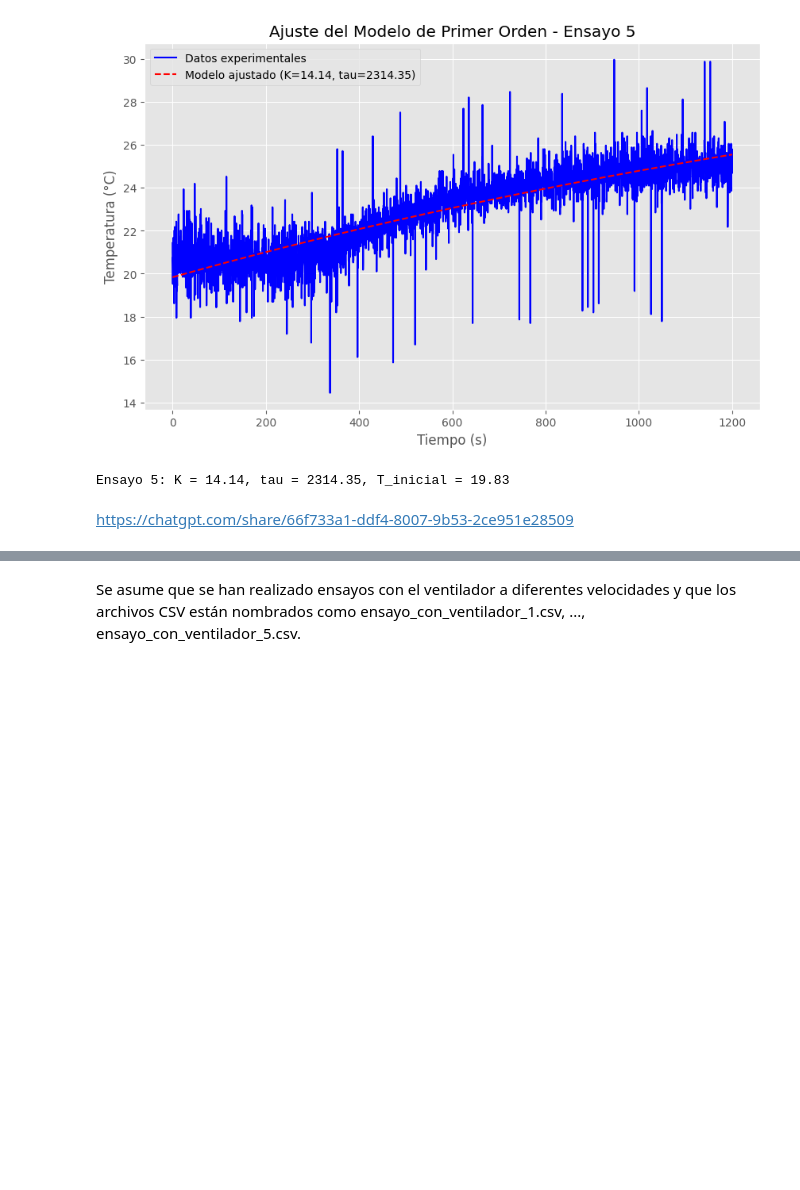
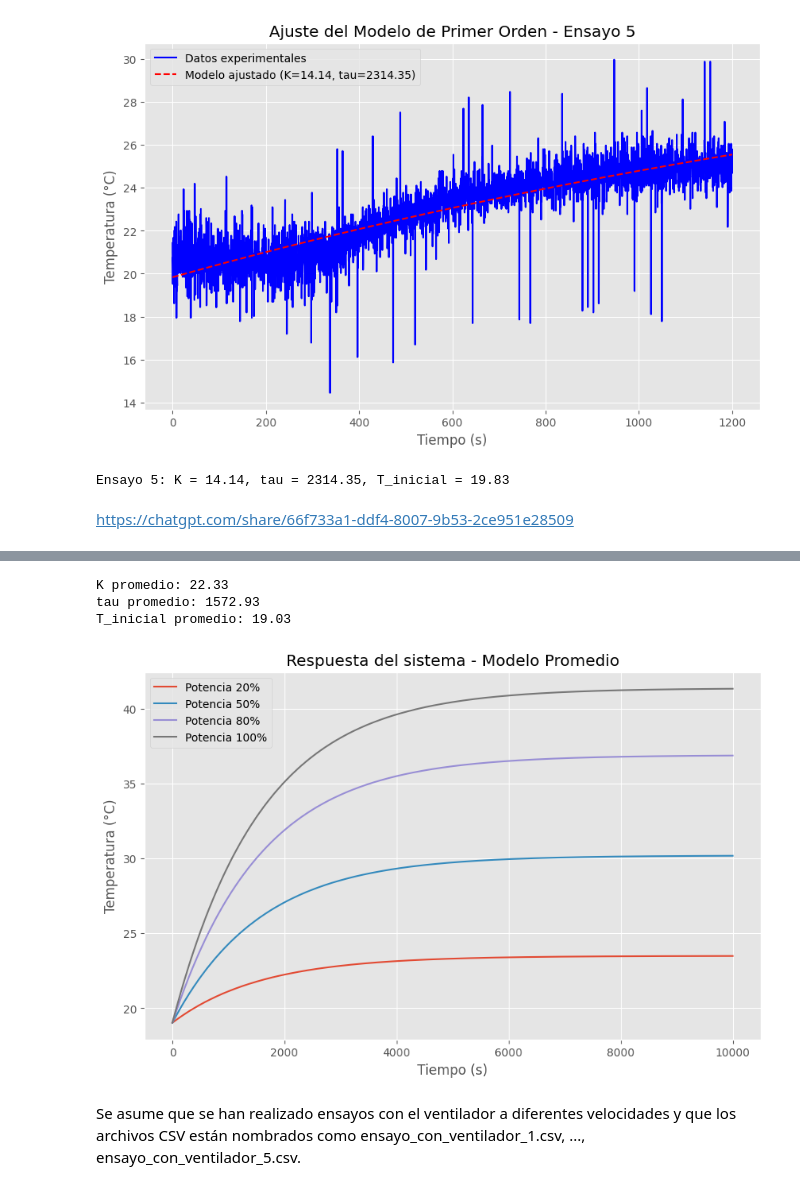
Before and after one commit to MaximilianoAntonio/incubator-prototype, a Jupyter notebook: Incbadora ino/vizualizador csv.ipynb, the cells around one changed output, grey strips where cells are left out. Saved outputs shown, nothing was run; the diff lists cells and outputs as text; code cells hidden in the pictures; blank space fills up the shorter version.

```diff
--- a/Incbadora ino/vizualizador csv.ipynb
+++ b/Incbadora ino/vizualizador csv.ipynb
@@ -105,3 +150,50 @@ https://chatgpt.com/share/66f733a1-ddf4-8007-9b53-2ce951e28509
+# %%
+import numpy as np
+import matplotlib.pyplot as plt
+
+# Definir la función de respuesta de primer orden
+def modelo_primer_orden(t, K, tau, T_inicial, P):
+    return T_inicial + K * P * (1 - np.exp(-t / tau))
+
+# Valores obtenidos de los ensayos para calcular el promedio
+K_values = [22.17, 31.79, 30.41, 13.14, 14.14]
+tau_values = [747.58, 2072.48, 1830.63, 899.60, 2314.35]
+T_inicial_values = [17.17, 19.87, 19.87, 18.41, 19.83]
+
+# Calcular los promedios de K y tau
+K_promedio = np.mean(K_values)
+tau_promedio = np.mean(tau_values)
+T_inicial_promedio = np.mean(T_inicial_values)
+
+print(f"K promedio: {K_promedio:.2f}")
+print(f"tau promedio: {tau_promedio:.2f}")
+print(f"T_inicial promedio: {T_inicial_promedio:.2f}")
+
+# Definir los niveles de potencia que queremos simular (en porcentaje)
+niveles_potencia = [0.2, 0.5, 0.8, 1.0]  # 20%, 50%, 80%, 100%
+
+# Definir los tiempos de simulación
+tiempo = np.linspace(0, 10000, 10000)  # Simular hasta 4000 segundos
+
+# Simulación usando los valores promedio
+plt.figure(figsize=(10, 6))
+for P in niveles_potencia:
+    # Calcular la respuesta para cada nivel de potencia
+    temperatura = modelo_primer_orden(tiempo, K_promedio, tau_promedio, T_inicial_promedio, P)
+    plt.plot(tiempo, temperatura, label=f'Potencia {P*100:.0f}%')
+
+# Configuración de la gráfica
+plt.title(f'Respuesta del sistema - Modelo Promedio')
+plt.xlabel('Tiempo (s)')
+plt.ylabel('Temperatura (°C)')
+plt.legend()
+plt.grid(True)
+plt.show()
+# %% [output]
+K promedio: 22.33
+tau promedio: 1572.93
+T_inicial promedio: 19.03
+[figure, added]
 # %% [markdown]
 Se asume que se han realizado ensayos con el ventilador a diferentes velocidades y que los archivos CSV están nombrados como ensayo_con_ventilador_1.csv, ..., ensayo_con_ventilador_5.csv.
 # %%
```
Also changed, not shown: parts of 2 cells of this notebook, 3 other files.
